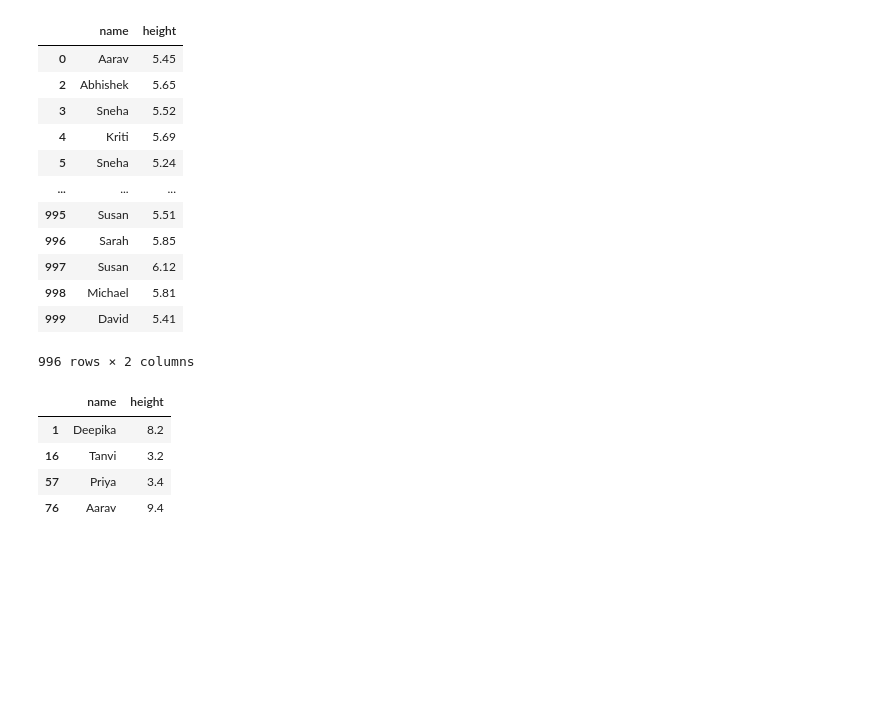
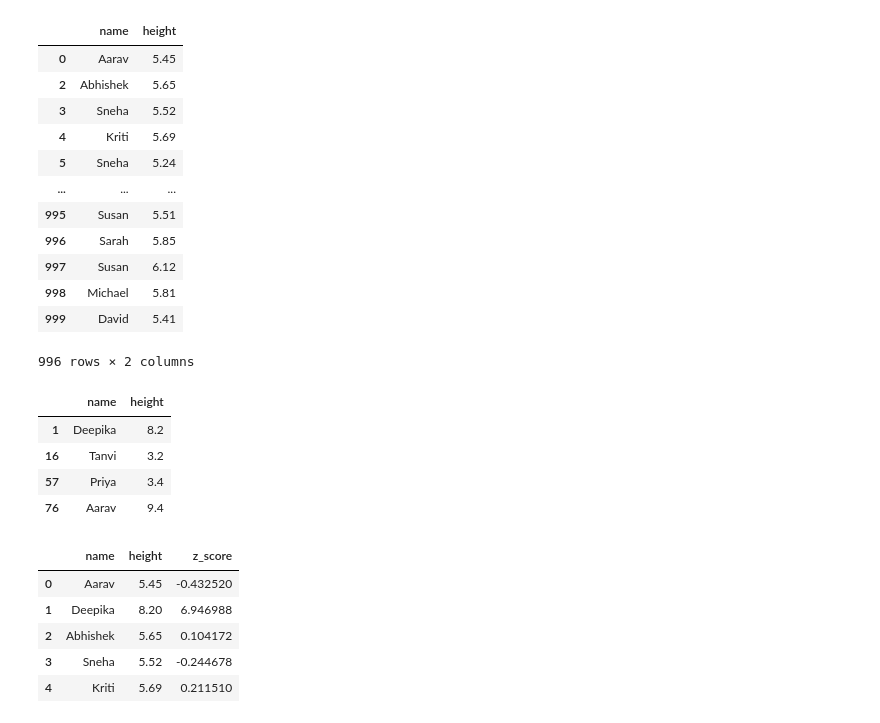
Before and after one commit to HMurawski/dump, a Jupyter notebook: dump_learning/cb/statistics/heights_analysis.ipynb, the cells around one changed output. Saved outputs shown, nothing was run; the diff lists cells and outputs as text; code cells hidden in the pictures; blank space fills up the shorter version.

```diff
--- a/dump_learning/cb/statistics/heights_analysis.ipynb
+++ b/dump_learning/cb/statistics/heights_analysis.ipynb
@@ -102,3 +102,13 @@ outlierssds
 | 16 | Tanvi | 3.2 |
 | 57 | Priya | 3.4 |
 | 76 | Aarav | 9.4 |
+# %%
+df["z_score"] = (df["height"] - df_mean) / df_std
+df.head()
+# %% [output]
+|  | name | height | z_score |
+| 0 | Aarav | 5.45 | -0.432520 |
+| 1 | Deepika | 8.20 | 6.946988 |
+| 2 | Abhishek | 5.65 | 0.104172 |
+| 3 | Sneha | 5.52 | -0.244678 |
+| 4 | Kriti | 5.69 | 0.211510 |
```
Also changed, not shown: parts of 5 cells of this notebook.
